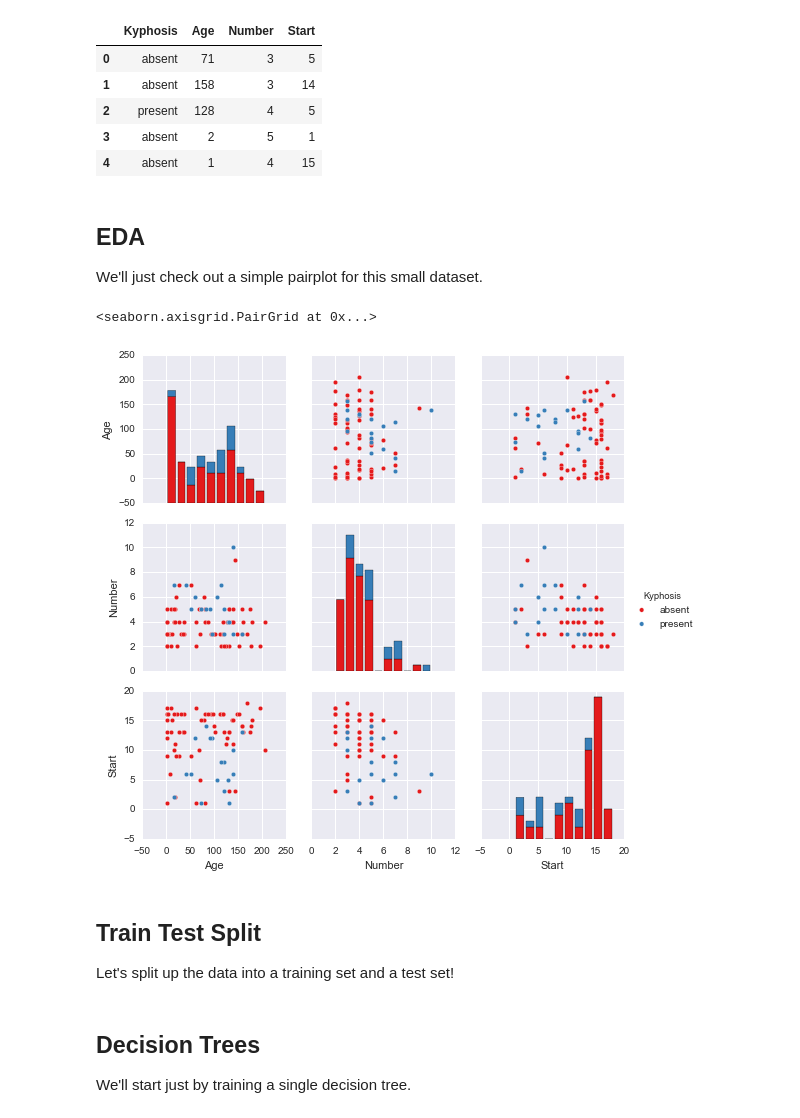
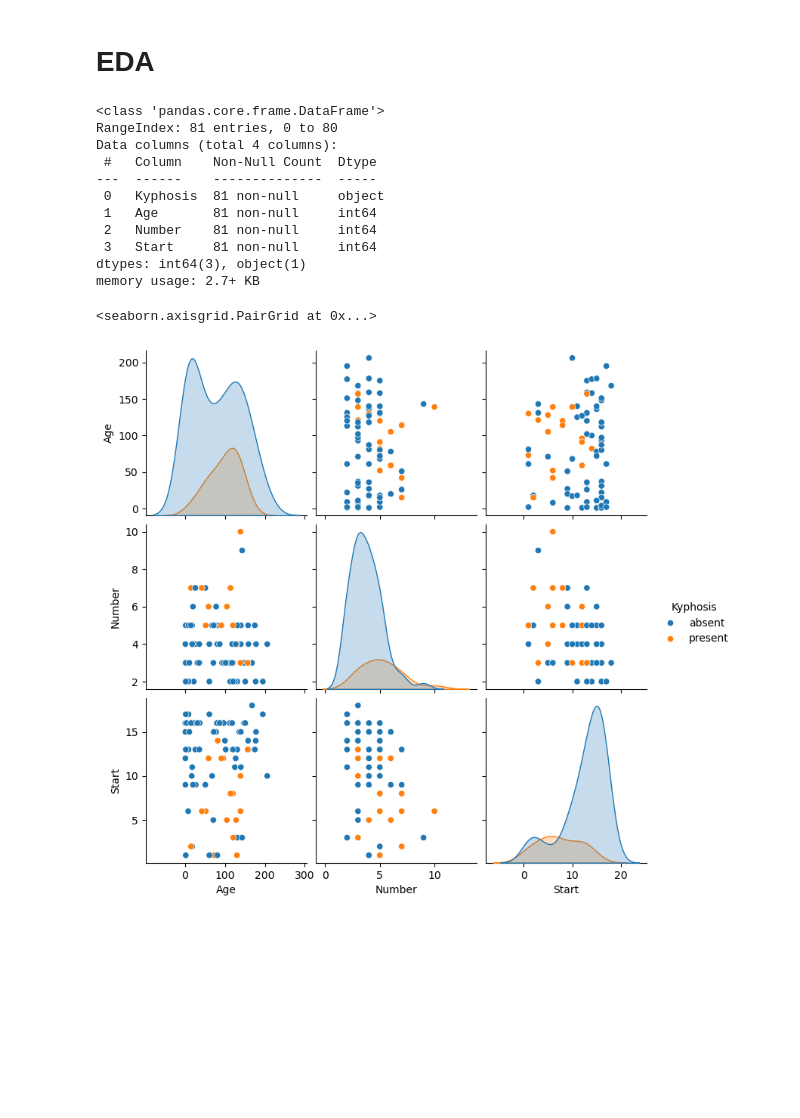
Before and after one commit to ferrpm/Python-DataScience-MachineLearning-Bootcamp, a Jupyter notebook: Decision Trees and Random Forests/Decision Trees and Random Forests.ipynb, the cells around one changed output. Drawn from its saved outputs; the diff is of its cells as text; code cells hidden in the pictures; blank space fills up the shorter version.

```diff
--- a/Decision Trees and Random Forests/Decision Trees and Random Forests.ipynb
+++ b/Decision Trees and Random Forests/Decision Trees and Random Forests.ipynb
@@ -23,25 +17,24 @@ df = pd.read_csv('kyphosis.csv')
+# %% [markdown]
+# EDA
 # %%
-df.head()
+df.info()
 # %% [output]
-|  | Kyphosis | Age | Number | Start |
-| 0 | absent | 71 | 3 | 5 |
-| 1 | absent | 158 | 3 | 14 |
-| 2 | present | 128 | 4 | 5 |
-| 3 | absent | 2 | 5 | 1 |
-| 4 | absent | 1 | 4 | 15 |
+<class 'pandas.core.frame.DataFrame'>
+RangeIndex: 81 entries, 0 to 80
+Data columns (total 4 columns):
+ #   Column    Non-Null Count  Dtype
+---  ------    --------------  -----
+ 0   Kyphosis  81 non-null     object
+ 1   Age       81 non-null     int64
+ 2   Number    81 non-null     int64
+ 3   Start     81 non-null     int64
+dtypes: int64(3), object(1)
+memory usage: 2.7+ KB
-# %% [markdown]
-## EDA
-
-We'll just check out a simple pairplot for this small dataset.
 # %%
-sns.pairplot(df,hue='Kyphosis',palette='Set1')
+sns.pairplot(df,hue='Kyphosis')
 # %% [output]
 <seaborn.axisgrid.PairGrid at 0x...>
-[figure, old version]
+[figure, new version]
-# %% [markdown]
-## Train Test Split
-
-Let's split up the data into a training set and a test set!
 # %%
 from sklearn.model_selection import train_test_split
 # %%
@@ -52,7 +45,3 @@ X_train, X_test, y_train, y_test = train_test_split(X, y, test_size=0.30)
-# %% [markdown]
-## Decision Trees
-
-We'll start just by training a single decision tree.
 # %%
 from sklearn.tree import DecisionTreeClassifier
 # %%
```
Also changed, not shown: parts of 22 cells of this notebook, 1 other file.
